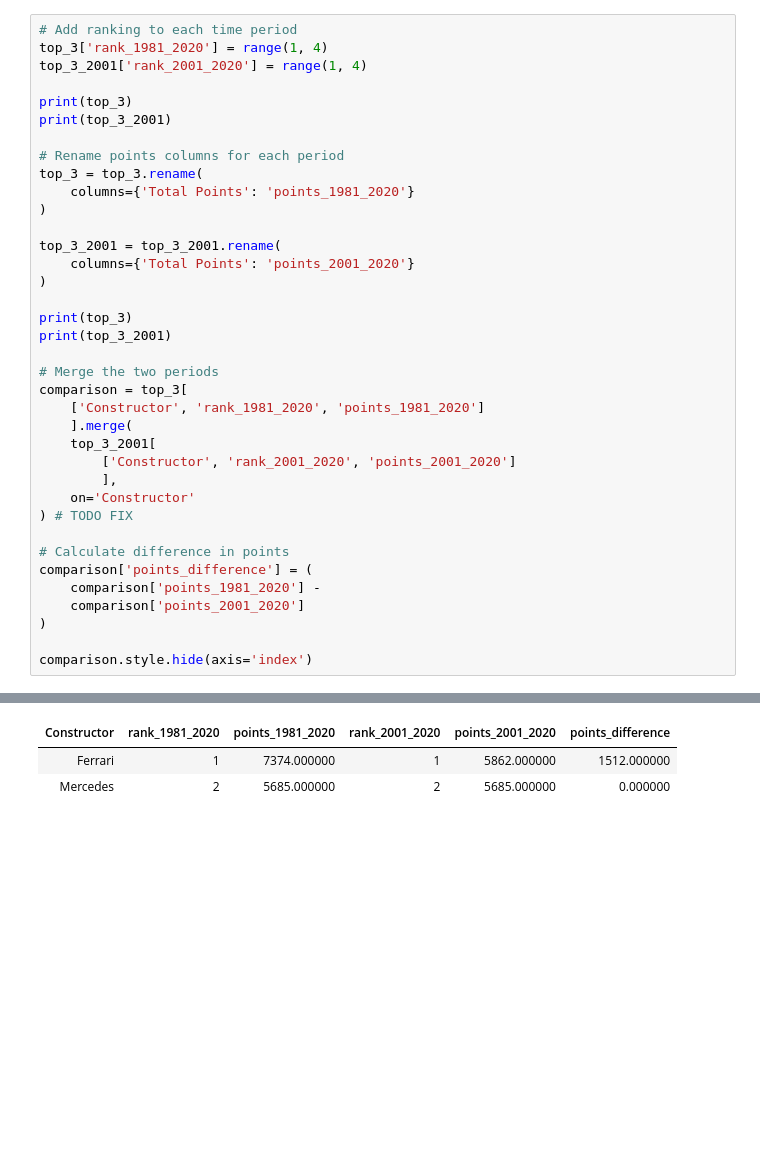
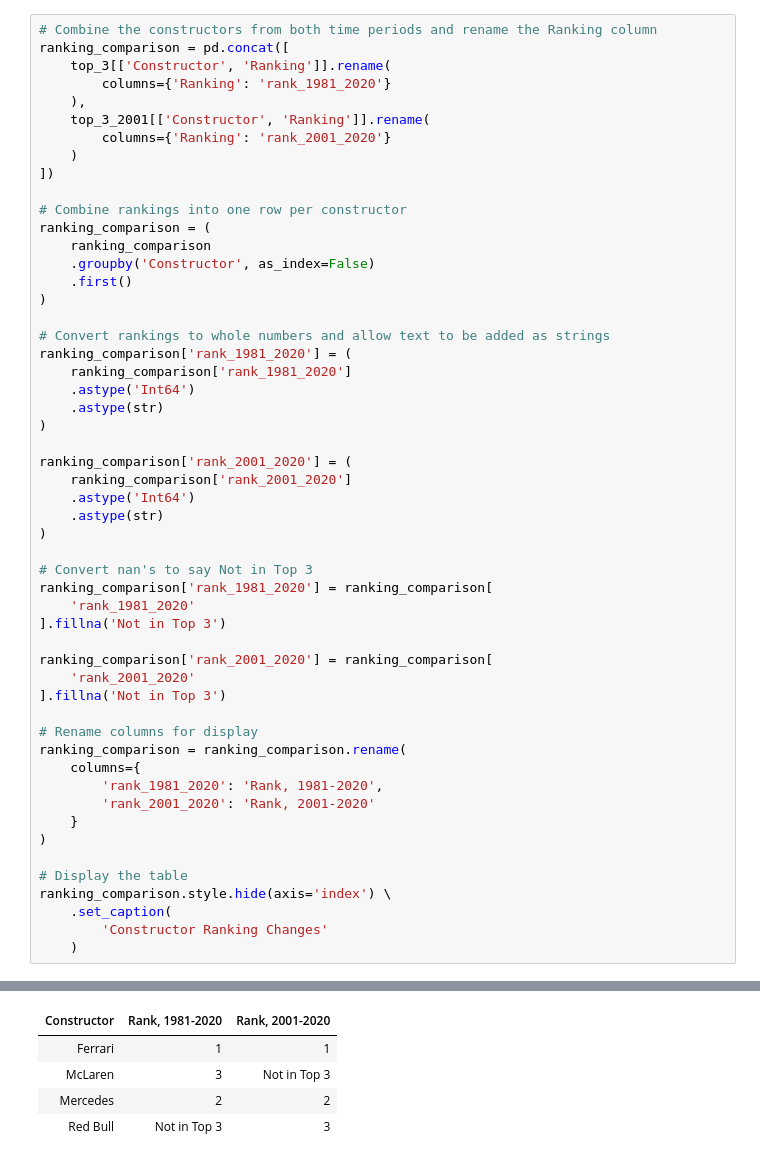
Before and after one commit to joellemil/datasci530fall2026, a Jupyter notebook: Assignment 2/Assignment 2.ipynb, the cells around one changed output, grey strips where cells are left out. Saved outputs shown, nothing was run; the diff lists cells and outputs as text; blank space fills up the shorter version.

```diff
--- a/Assignment 2/Assignment 2.ipynb
+++ b/Assignment 2/Assignment 2.ipynb
@@ -329,38 +385,54 @@ Average total points: 783.9
 # %%
-# Add ranking to each time period
-top_3['rank_1981_2020'] = range(1, 4)
-top_3_2001['rank_2001_2020'] = range(1, 4)
+# Combine the constructors from both time periods and rename the Ranking column
+ranking_comparison = pd.concat([
+    top_3[['Constructor', 'Ranking']].rename(
+        columns={'Ranking': 'rank_1981_2020'}
+    ),
+    top_3_2001[['Constructor', 'Ranking']].rename(
+        columns={'Ranking': 'rank_2001_2020'}
+    )
+])
 
-print(top_3)
-print(top_3_2001)
-
-# Rename points columns for each period
-top_3 = top_3.rename(
-    columns={'Total Points': 'points_1981_2020'}
+# Combine rankings into one row per constructor
+ranking_comparison = (
+    ranking_comparison
+    .groupby('Constructor', as_index=False)
+    .first()
 )
 
-top_3_2001 = top_3_2001.rename(
-    columns={'Total Points': 'points_2001_2020'}
+# Convert rankings to whole numbers and allow text to be added as strings
+ranking_comparison['rank_1981_2020'] = (
+    ranking_comparison['rank_1981_2020']
+    .astype('Int64')
+    .astype(str)
 )
 
-print(top_3)
-print(top_3_2001)
-
-# Merge the two periods
-comparison = top_3[
-    ['Constructor', 'rank_1981_2020', 'points_1981_2020']
-    ].merge(
-    top_3_2001[
-        ['Constructor', 'rank_2001_2020', 'points_2001_2020']
-        ],
-    on='Constructor'
-) # TODO FIX
-
-# Calculate difference in points
-comparison['points_difference'] = (
-    comparison['points_1981_2020'] -
-    comparison['points_2001_2020']
+ranking_comparison['rank_2001_2020'] = (
+    ranking_comparison['rank_2001_2020']
+    .astype('Int64')
+    .astype(str)
 )
 
-comparison.style.hide(axis='index')
+# Convert nan's to say Not in Top 3
+ranking_comparison['rank_1981_2020'] = ranking_comparison[
+    'rank_1981_2020'
+].fillna('Not in Top 3')
+
+ranking_comparison['rank_2001_2020'] = ranking_comparison[
+    'rank_2001_2020'
+].fillna('Not in Top 3')
+
+# Rename columns for display
+ranking_comparison = ranking_comparison.rename(
+    columns={
+        'rank_1981_2020': 'Rank, 1981-2020',
+        'rank_2001_2020': 'Rank, 2001-2020'
+    }
+)
+
+# Display the table
+ranking_comparison.style.hide(axis='index') \
+    .set_caption(
+        'Constructor Ranking Changes'
+    )
 # %% [output]
@@ -383,4 +440,6 @@ comparison.style.hide(axis='index')
-| Constructor | rank_1981_2020 | points_1981_2020 | rank_2001_2020 | points_2001_2020 | points_difference |
-| Ferrari | 1 | 7374.000000 | 1 | 5862.000000 | 1512.000000 |
-| Mercedes | 2 | 5685.000000 | 2 | 5685.000000 | 0.000000 |
+| Constructor | Rank, 1981-2020 | Rank, 2001-2020 |
+| Ferrari | 1 | 1 |
+| McLaren | 3 | Not in Top 3 |
+| Mercedes | 2 | 2 |
+| Red Bull | Not in Top 3 | 3 |
 # %% [markdown]
```
Also changed, not shown: parts of 40 cells of this notebook, 14 other files.
